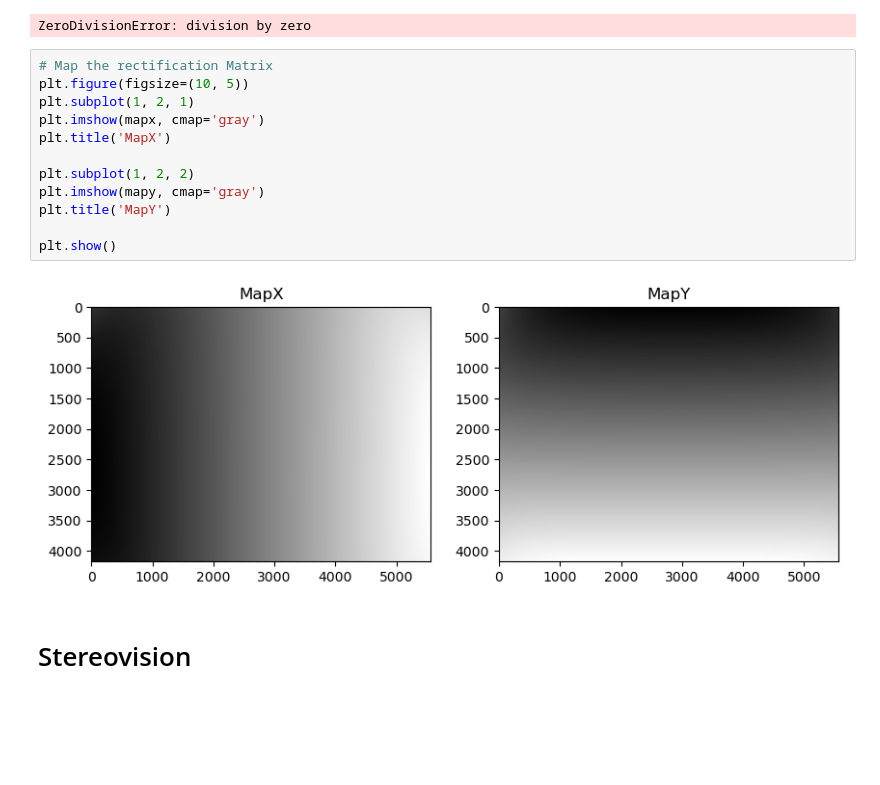
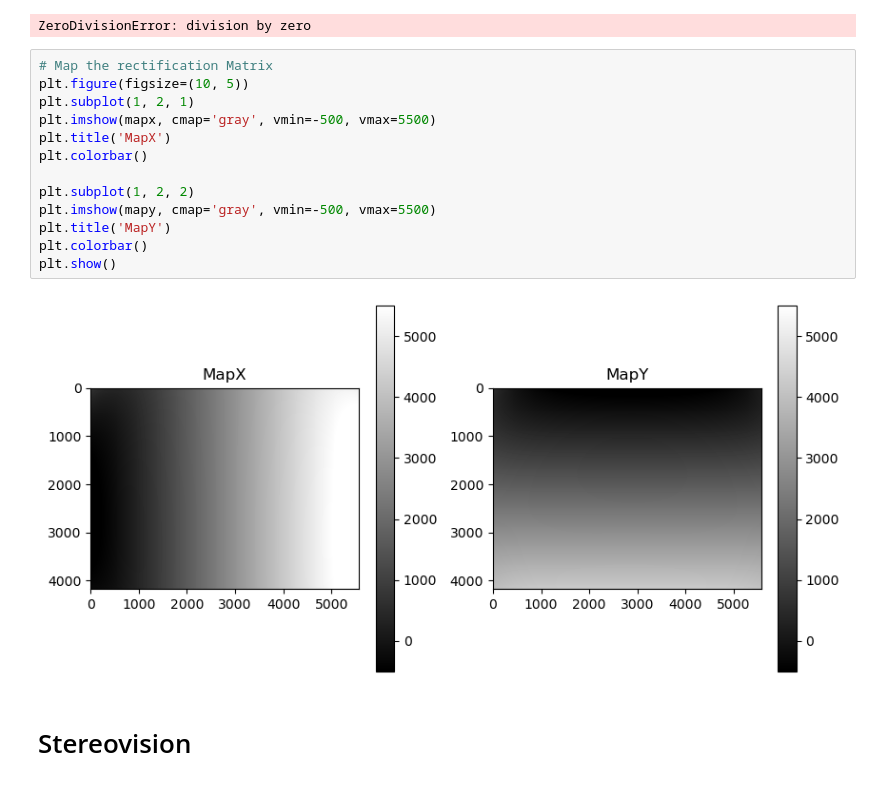
Before and after one commit to rosa-github/Design-Project, a Jupyter notebook: Code_design.ipynb, the cells around one changed output. Drawn from its saved outputs; the diff is of its cells as text; blank space fills up the shorter version.

```diff
--- a/Code_design.ipynb
+++ b/Code_design.ipynb
@@ -134,17 +166,18 @@ ZeroDivisionError: division by zero
 # %%
 # Map the rectification Matrix
 plt.figure(figsize=(10, 5))
 plt.subplot(1, 2, 1)
-plt.imshow(mapx, cmap='gray')
+plt.imshow(mapx, cmap='gray', vmin=-500, vmax=5500)
 plt.title('MapX')
+plt.colorbar()
 
 plt.subplot(1, 2, 2)
-plt.imshow(mapy, cmap='gray')
+plt.imshow(mapy, cmap='gray', vmin=-500, vmax=5500)
 plt.title('MapY')
-
+plt.colorbar()
 plt.show()
 # %% [output]
-[figure, old version]
+[figure, new version]
 # %% [markdown]
 # Stereovision
 # %%
```
Also changed, not shown: parts of 5 cells of this notebook.
